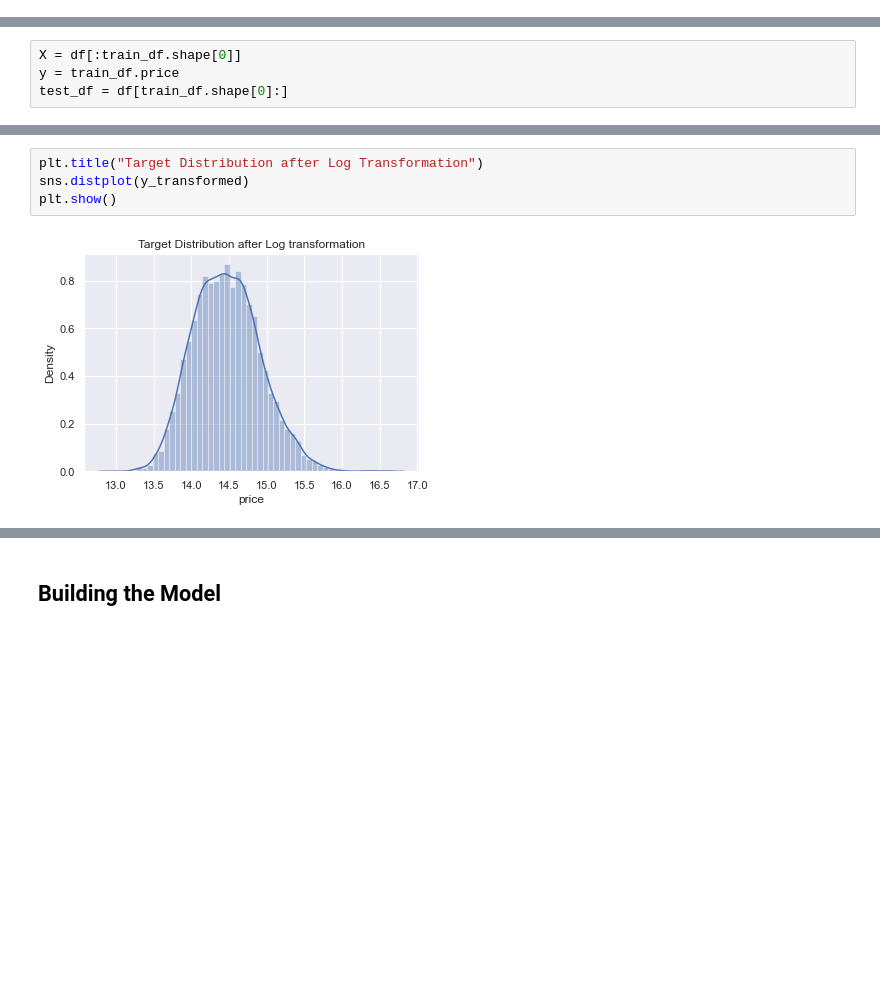
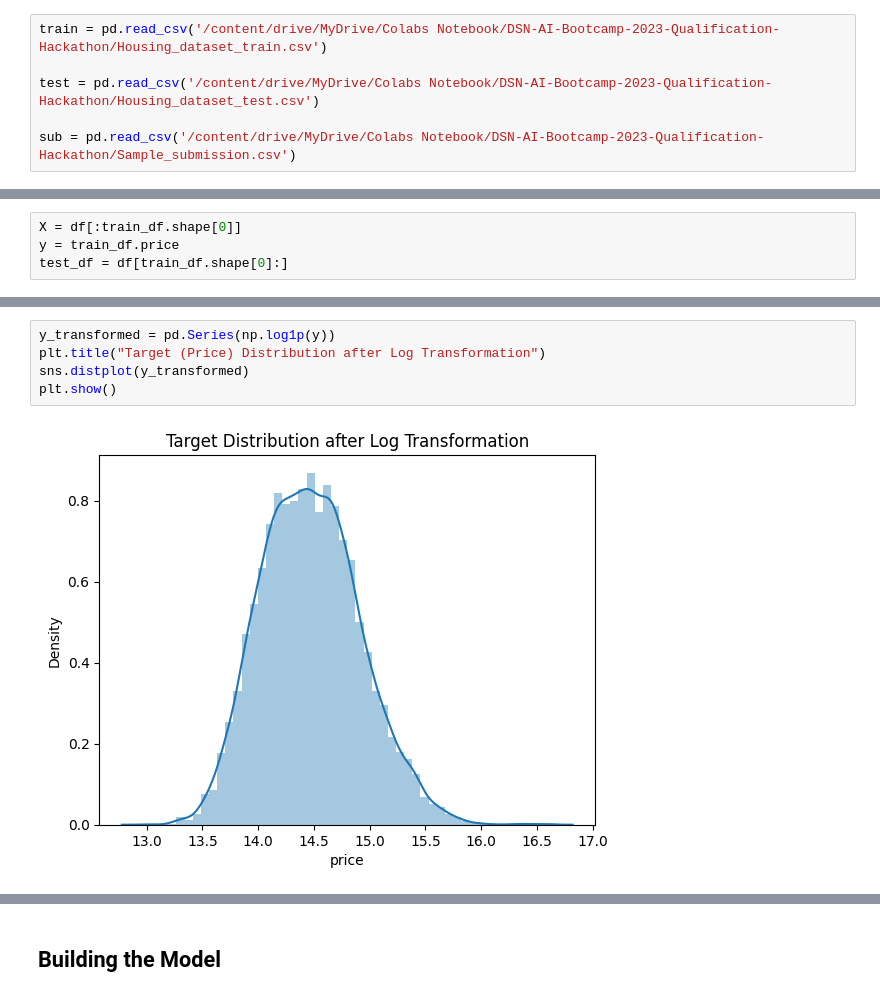
Before and after one commit to michaji/DSN-AI-Bootcamp-2023-Qualification-Hackathon, a Jupyter notebook: Housing.ipynb, the cells around one changed output, grey strips where cells are left out. Saved outputs shown, nothing was run; the diff lists cells and outputs as text; blank space fills up the shorter version.

```diff
--- a/Housing.ipynb
+++ b/Housing.ipynb
@@ -17,3 +21,9 @@ test = pd.read_csv('Housing_dataset_test.csv')
+# %%
+train = pd.read_csv('/content/drive/MyDrive/Colabs Notebook/DSN-AI-Bootcamp-2023-Qualification-Hackathon/Housing_dataset_train.csv')
+
+test = pd.read_csv('/content/drive/MyDrive/Colabs Notebook/DSN-AI-Bootcamp-2023-Qualification-Hackathon/Housing_dataset_test.csv')
+
+sub = pd.read_csv('/content/drive/MyDrive/Colabs Notebook/DSN-AI-Bootcamp-2023-Qualification-Hackathon/Sample_submission.csv')
 # %%
 train.head()
 # %% [output]
@@ -660,6 +765,7 @@ plt.show()
 # %%
-plt.title("Target Distribution after Log Transformation")
+y_transformed = pd.Series(np.log1p(y))
+plt.title("Target (Price) Distribution after Log Transformation")
 sns.distplot(y_transformed)
 plt.show()
 # %% [output]
-[figure, old version]
+[figure, new version]
```
Also changed, not shown: parts of 36 cells of this notebook.
